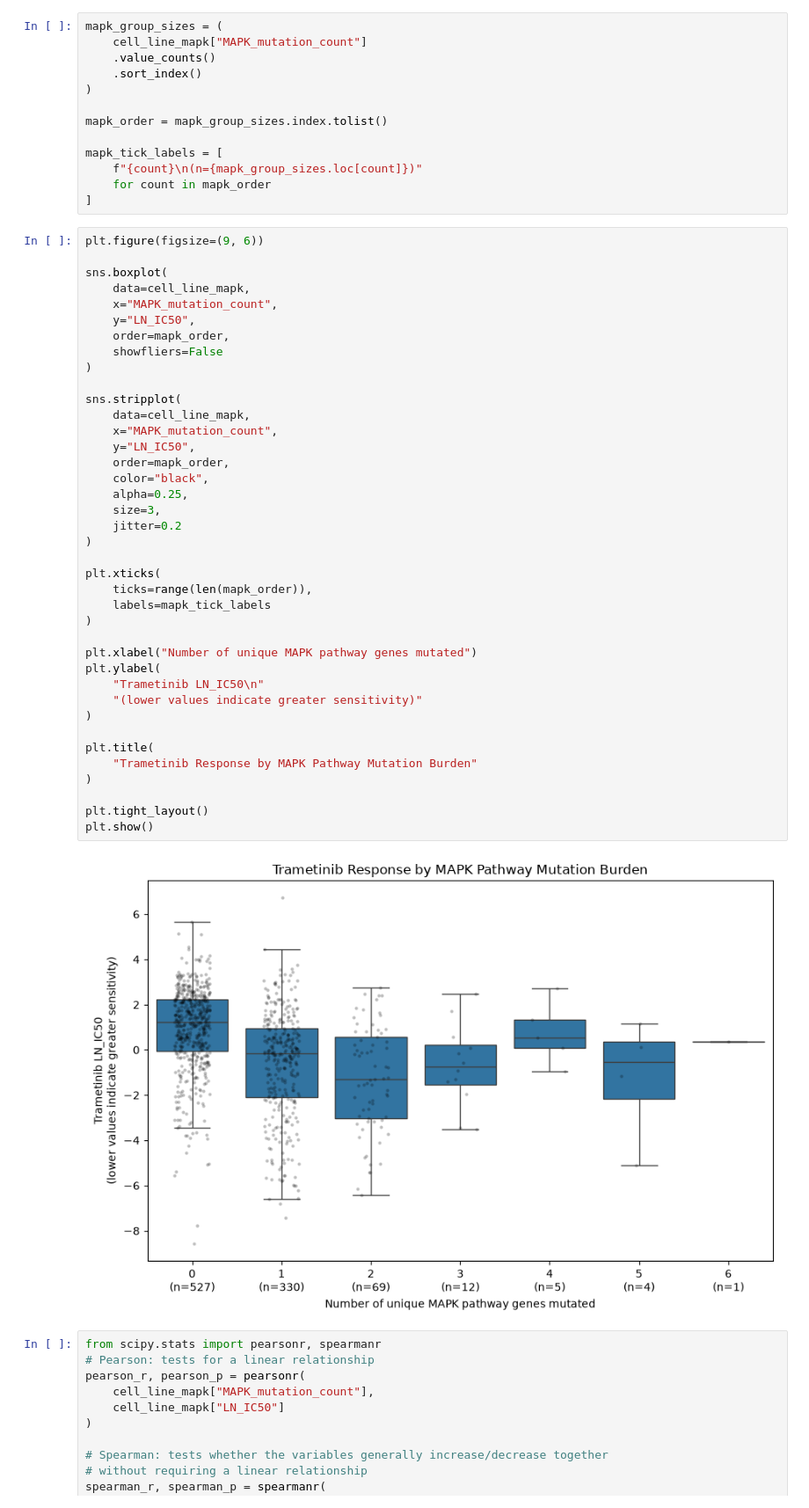
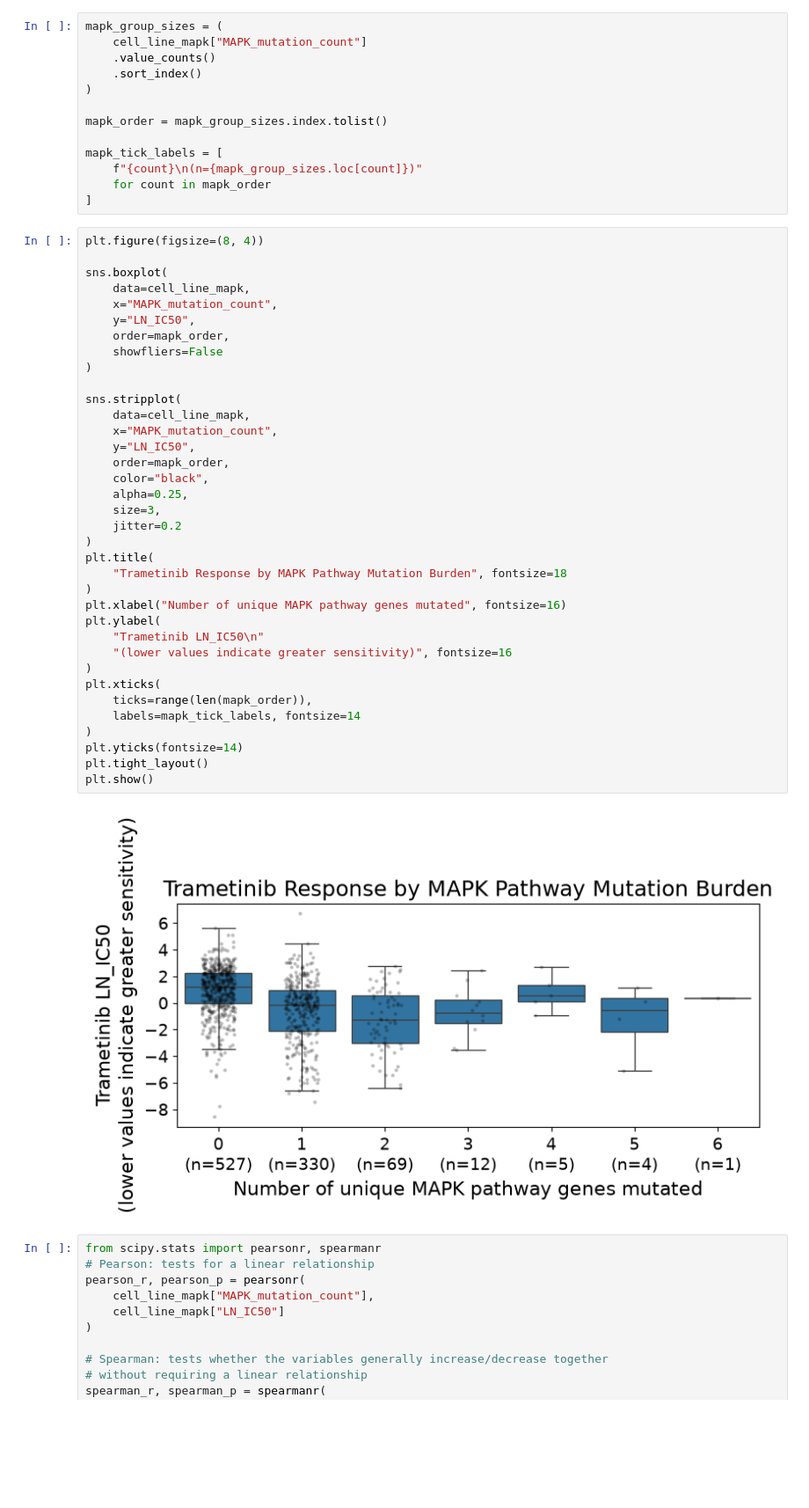
Before and after one commit to carolinemalaihull/trametinib-drug-response-ml, a Jupyter notebook: notebooks/01_data_exploration.ipynb, the cells around one changed output. Shown at 88% size. Saved outputs shown, nothing was run; the diff lists cells and outputs as text; blank space fills up the shorter version.

```diff
--- a/notebooks/01_data_exploration.ipynb
+++ b/notebooks/01_data_exploration.ipynb
@@ -1100,46 +1069,43 @@ mapk_tick_labels = [
     for count in mapk_order
 ]
 # %%
-plt.figure(figsize=(9, 6))
+plt.figure(figsize=(8, 4))
 
 sns.boxplot(
     data=cell_line_mapk,
     x="MAPK_mutation_count",
     y="LN_IC50",
     order=mapk_order,
     showfliers=False
 )
 
 sns.stripplot(
     data=cell_line_mapk,
     x="MAPK_mutation_count",
     y="LN_IC50",
     order=mapk_order,
     color="black",
     alpha=0.25,
     size=3,
     jitter=0.2
 )
-
+plt.title(
+    "Trametinib Response by MAPK Pathway Mutation Burden", fontsize=18
+)
+plt.xlabel("Number of unique MAPK pathway genes mutated", fontsize=16)
+plt.ylabel(
+    "Trametinib LN_IC50\n"
+    "(lower values indicate greater sensitivity)", fontsize=16
+)
 plt.xticks(
     ticks=range(len(mapk_order)),
-    labels=mapk_tick_labels
+    labels=mapk_tick_labels, fontsize=14
 )
-
-plt.xlabel("Number of unique MAPK pathway genes mutated")
-plt.ylabel(
-    "Trametinib LN_IC50\n"
-    "(lower values indicate greater sensitivity)"
-)
-
-plt.title(
-    "Trametinib Response by MAPK Pathway Mutation Burden"
-)
-
+plt.yticks(fontsize=14)
 plt.tight_layout()
 plt.show()
 # %% [output]
-[figure, old version]
+[figure, new version]
 # %%
 from scipy.stats import pearsonr, spearmanr
 # Pearson: tests for a linear relationship
```
Also changed, not shown: parts of 26 cells of this notebook, 2 other files.
